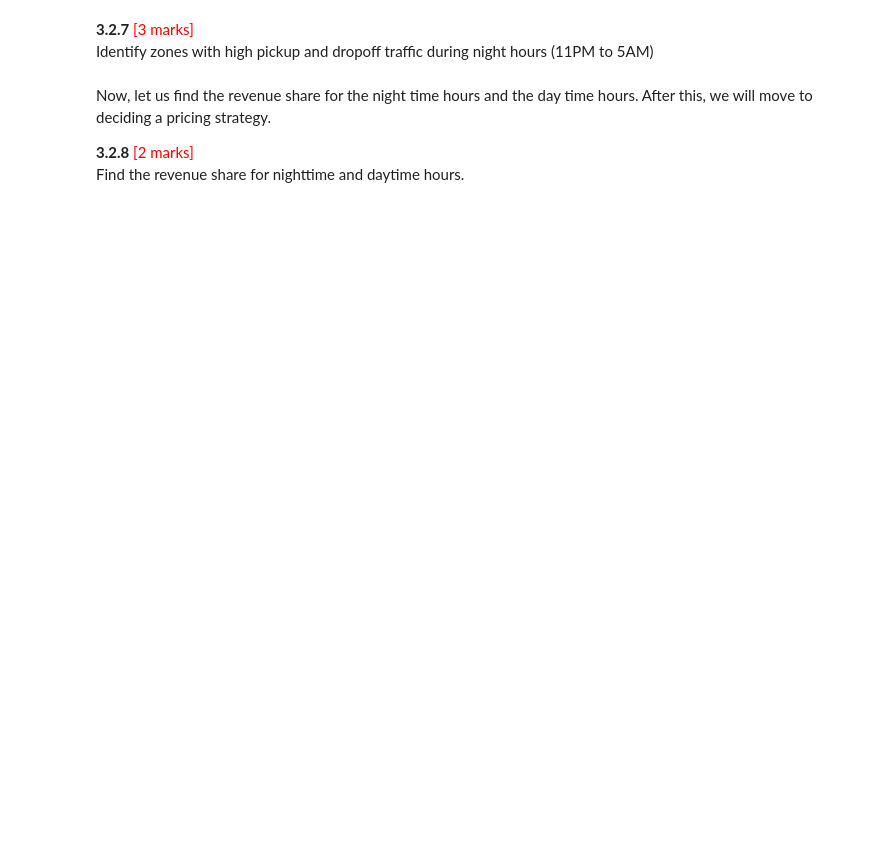
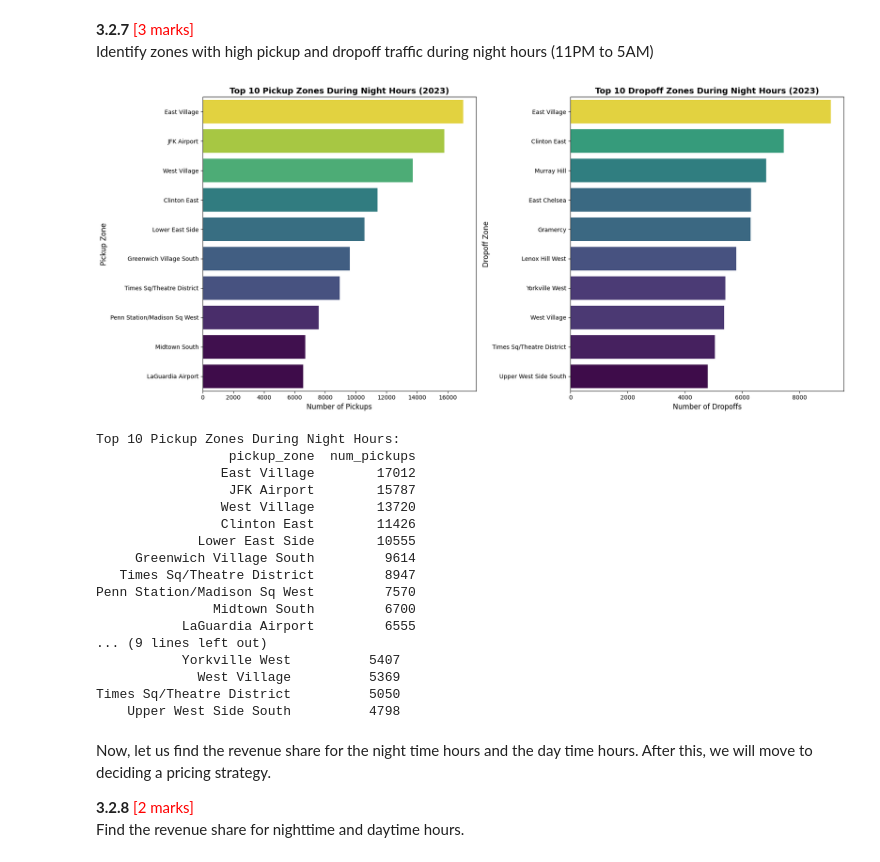
Before and after one commit to rahuljeyaraj/EDA-NYC-Taxi, a Jupyter notebook: EDA_NYC_Taxi_Analysis_Rahul_Jeyaraj.ipynb, the cells around one changed output. Drawn from its saved outputs; the diff is of its cells as text; code cells hidden in the pictures; blank space fills up the shorter version.

```diff
--- a/EDA_Assg_NYC_Taxi_Starter.ipynb
+++ b/EDA_NYC_Taxi_Analysis_Rahul_Jeyaraj.ipynb
@@ -1645,3 +1728,53 @@ Identify zones with high pickup and dropoff traffic during night hours (11PM to
+# %%
+# During night hours (11pm to 5am) find the top 10 pickup and dropoff zones
+# Note that the top zones should be of night hours and not the overall top zones
+
+night_df = df_merged[(df_merged['pickup_hour'] >= 23) | (df_merged['pickup_hour'] <= 5)]
+
+# Top 10 pickup zones during night hours
+night_pickups = night_df.groupby('pickup_zone').size().reset_index(name='num_pickups').sort_values('num_pickups', ascending=False).head(10)
+
+# Top 10 dropoff zones during night hours
+night_dropoffs = night_df.groupby('dropoff_zone').size().reset_index(name='num_dropoffs').sort_values('num_dropoffs', ascending=False).head(10)
+
+fig, axes = plt.subplots(1, 2, figsize=(18, 8))
+
+sns.barplot(x='num_pickups', y='pickup_zone', data=night_pickups, ax=axes[0], palette='viridis', hue='num_pickups', legend=False)
+axes[0].set_title('Top 10 Pickup Zones During Night Hours (2023)', fontsize=14, fontweight='bold')
+axes[0].set_xlabel('Number of Pickups', fontsize=12)
+axes[0].set_ylabel('Pickup Zone', fontsize=12)
+
+sns.barplot(x='num_dropoffs', y='dropoff_zone', data=night_dropoffs, ax=axes[1], palette='viridis', hue='num_dropoffs', legend=False)
+axes[1].set_title('Top 10 Dropoff Zones During Night Hours (2023)', fontsize=14, fontweight='bold')
+axes[1].set_xlabel('Number of Dropoffs', fontsize=12)
+axes[1].set_ylabel('Dropoff Zone', fontsize=12)
+
+plt.tight_layout()
+plt.show()
+
+print("Top 10 Pickup Zones During Night Hours:")
+print(night_pickups.to_string(index=False))
+print("\nTop 10 Dropoff Zones During Night Hours:")
+print(night_dropoffs.to_string(index=False))
+# %% [output]
+[figure, added]
+Top 10 Pickup Zones During Night Hours:
+                 pickup_zone  num_pickups
+                East Village        17012
+                 JFK Airport        15787
+                West Village        13720
+                Clinton East        11426
+             Lower East Side        10555
+     Greenwich Village South         9614
+   Times Sq/Theatre District         8947
+Penn Station/Madison Sq West         7570
+               Midtown South         6700
+           LaGuardia Airport         6555
+... (9 lines left out)
+           Yorkville West          5407
+             West Village          5369
+Times Sq/Theatre District          5050
+    Upper West Side South          4798
 # %% [markdown]
 Now, let us find the revenue share for the night time hours and the day time hours. After this, we will move to deciding a pricing strategy.
 
```
Also changed, not shown: parts of 34 cells of this notebook, 2 other files.
